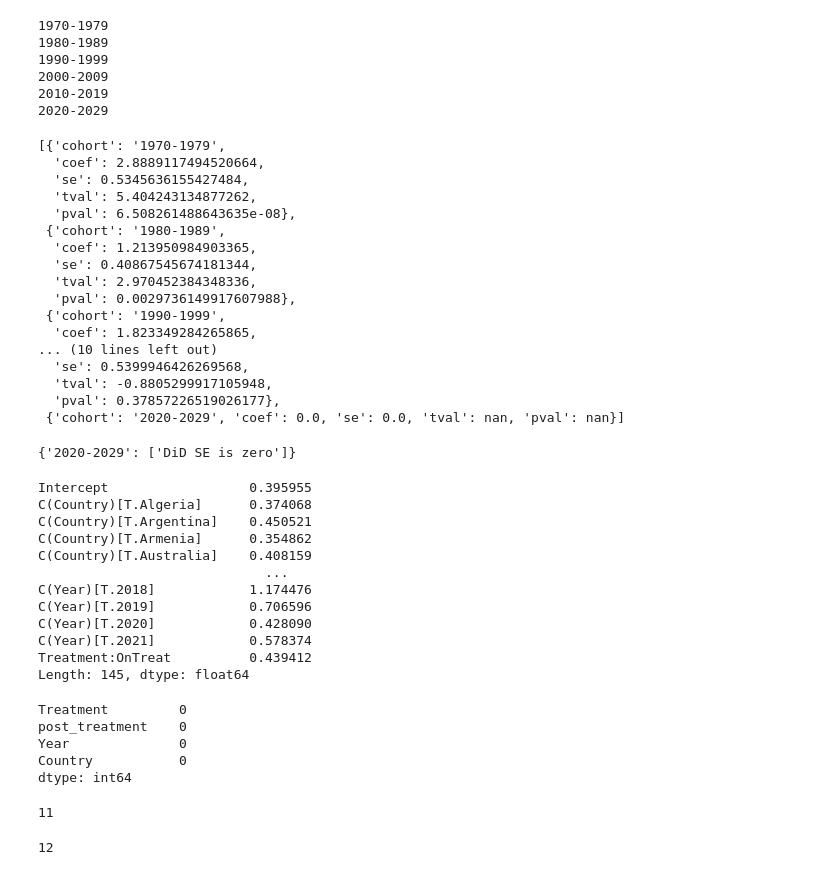
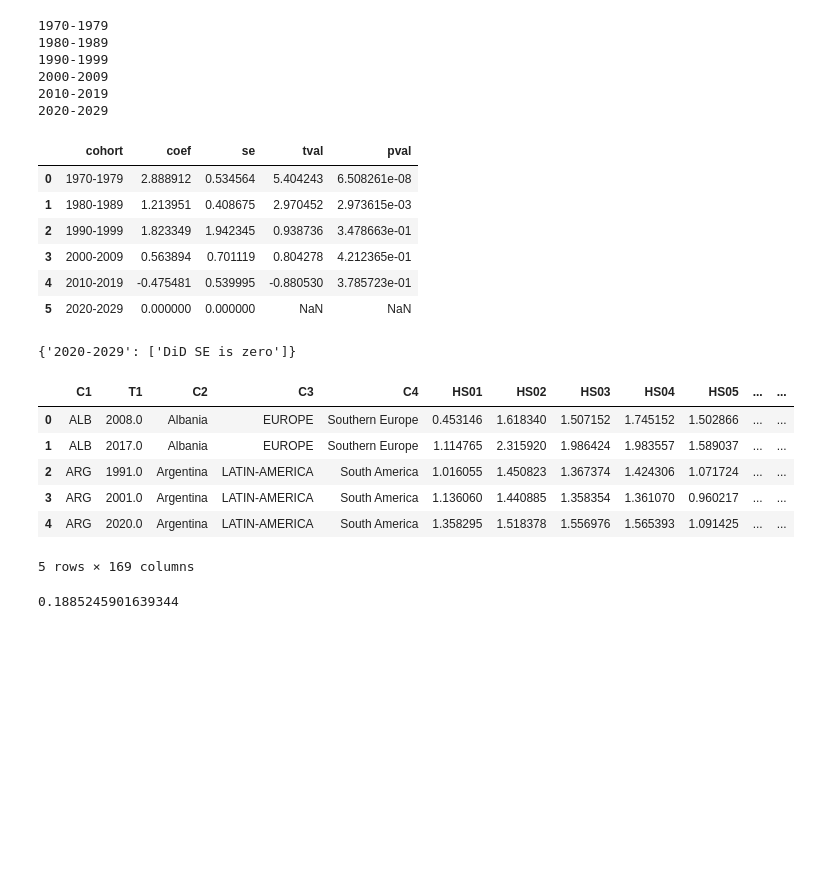
Before and after one commit to LittleBiggler/CoResidence, a Jupyter notebook: cores_causal.ipynb, the cells around one changed output. Cells and saved outputs as stored; diff of their text form; code cells hidden in the pictures; blank space fills up the shorter version.

```diff
--- a/cores_causal.ipynb
+++ b/cores_causal.ipynb
@@ -326,23 +327,14 @@ for cohort in viable_cohorts:
 2010-2019
 2020-2029
 # %%
-custom_summary
+# inspect custom summary
+pd.DataFrame(custom_summary)
 # %% [output]
-[{'cohort': '1970-1979',
-  'coef': 2.8889117494520664,
-  'se': 0.5345636155427484,
-  'tval': 5.404243134877262,
-  'pval': 6.508261488643635e-08},
- {'cohort': '1980-1989',
-  'coef': 1.213950984903365,
-  'se': 0.40867545674181344,
-  'tval': 2.970452384348336,
-  'pval': 0.0029736149917607988},
- {'cohort': '1990-1999',
-  'coef': 1.823349284265865,
-... (10 lines left out)
-  'se': 0.5399946426269568,
-  'tval': -0.8805299917105948,
-  'pval': 0.37857226519026177},
- {'cohort': '2020-2029', 'coef': 0.0, 'se': 0.0, 'tval': nan, 'pval': nan}]
+|  | cohort | coef | se | tval | pval |
+| 0 | 1970-1979 | 2.888912 | 0.534564 | 5.404243 | 6.508261e-08 |
+| 1 | 1980-1989 | 1.213951 | 0.408675 | 2.970452 | 2.973615e-03 |
+| 2 | 1990-1999 | 1.823349 | 1.942345 | 0.938736 | 3.478663e-01 |
+| 3 | 2000-2009 | 0.563894 | 0.701119 | 0.804278 | 4.212365e-01 |
+| 4 | 2010-2019 | -0.475481 | 0.539995 | -0.880530 | 3.785723e-01 |
+| 5 | 2020-2029 | 0.000000 | 0.000000 | NaN | NaN |
 # %%
@@ -349,43 +342,21 @@ custom_summary
 warn_log
 # %% [output]
 {'2020-2029': ['DiD SE is zero']}
+# %%
+df_mstr.head()
+# %% [output]
+|  | C1 | T1 | C2 | C3 | C4 | HS01 | HS02 | HS03 | HS04 | HS05 | ... | ... |
+| 0 | ALB | 2008.0 | Albania | EUROPE | Southern Europe | 0.453146 | 1.618340 | 1.507152 | 1.745152 | 1.502866 | ... | ... |
+| 1 | ALB | 2017.0 | Albania | EUROPE | Southern Europe | 1.114765 | 2.315920 | 1.986424 | 1.983557 | 1.589037 | ... | ... |
+| 2 | ARG | 1991.0 | Argentina | LATIN-AMERICA | South America | 1.016055 | 1.450823 | 1.367374 | 1.424306 | 1.071724 | ... | ... |
+| 3 | ARG | 2001.0 | Argentina | LATIN-AMERICA | South America | 1.136060 | 1.440885 | 1.358354 | 1.361070 | 0.960217 | ... | ... |
+| 4 | ARG | 2020.0 | Argentina | LATIN-AMERICA | South America | 1.358295 | 1.518378 | 1.556976 | 1.565393 | 1.091425 | ... | ... |
+5 rows × 169 columns
 # %%
-results['1970-1979'].bse
+# what percentage of countries are captured in the good cohorts?
+
+df_mstr.loc[df_mstr['Treatment Cohort'].isin(['1970-1979', '1980-1989']), 'Country'].nunique()/df_mstr['Country'].nunique()
 # %% [output]
-Intercept                  0.395955
-C(Country)[T.Algeria]      0.374068
-C(Country)[T.Argentina]    0.450521
-C(Country)[T.Armenia]      0.354862
-C(Country)[T.Australia]    0.408159
-                             ...
-C(Year)[T.2018]            1.174476
-C(Year)[T.2019]            0.706596
-C(Year)[T.2020]            0.428090
-C(Year)[T.2021]            0.578374
-Treatment:OnTreat          0.439412
-Length: 145, dtype: float64
+0.1885245901639344
 # %%
-# check for any nulls
-model_vars = ['Treatment', 'OnTreat', 'Year', 'Country']
-
-subset[model_vars].isna().sum()
+significant_cohort = df_mstr.loc[df_mstr['Treatment Cohort'].isin(['1970-1979', '1980-1989'])]
-# %% [output]
-Treatment         0
-post_treatment    0
-Year              0
-Country           0
-dtype: int64
-# %%
-# check for singular countries
-
-singleton_countries = subset['Country'].value_counts().loc[lambda x: x==1]
-len(singleton_countries)
-# %% [output]
-11
-# %%
-# check for singular years
-
-singleton_years = subset['Year'].value_counts().loc[lambda x: x==1]
-len(singleton_years)
-# %% [output]
-12
```
Also changed, not shown: parts of 9 cells of this notebook.
